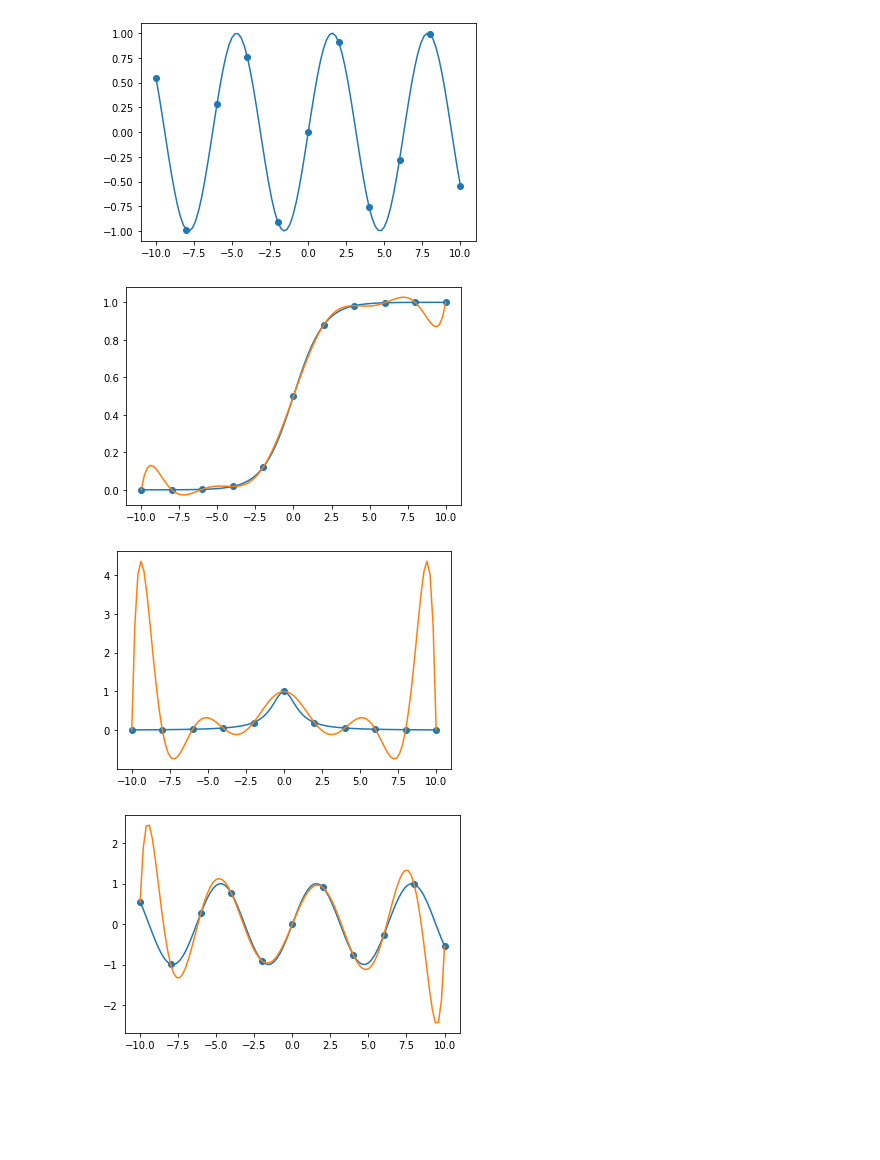
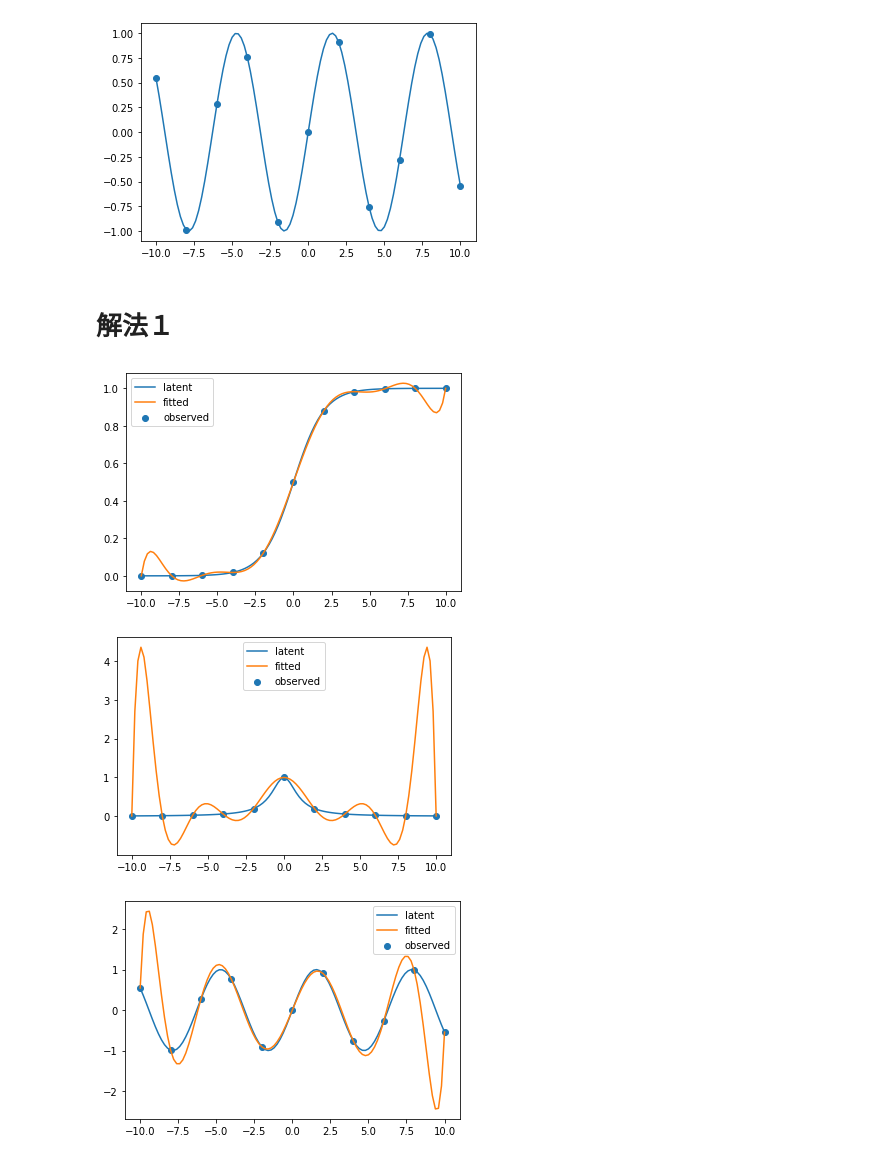
Before and after one commit to maskot1977/Python2020, a Jupyter notebook: 78.ipynb, the cells around one changed output. Drawn from its saved outputs; the diff is of its cells as text; code cells hidden in the pictures; blank space fills up the shorter version.

```diff
--- a/78.ipynb
+++ b/78.ipynb
@@ -39,6 +39,8 @@ plt.plot(x_latent, h(x_latent))
 plt.show()
 # %% [output]
 [figure]
+# %% [markdown]
+# 解法１
 # %%
 def get_coeff(i, x, x_observed):
     c = 1
@@ -47,7 +49,7 @@ def get_coeff(i, x, x_observed):
             c *= (x - x_observed[j]) / (x_observed[i] - x_observed[j])
     return c
 # %%
-def lagrange(x, x_observed, y_observed):
+def llagrange_fit(x, x_observed, y_observed):
     sum = 0
     for i in range(len(x_observed)):
         sum += get_coeff(i, x, x_observed) * y_observed[i]
@@ -55,36 +57,39 @@ def lagrange(x, x_observed, y_observed):
 # %%
 import matplotlib.pyplot as plt
 
-y_pred = [lagrange(x, x_observed, fx_observed) for x in x_latent]
+y_pred = [llagrange_fit(x, x_observed, fx_observed) for x in x_latent]
 
-plt.scatter(x_observed, fx_observed)
-plt.plot(x_latent, f(x_latent))
-plt.plot(x_latent, y_pred)
+plt.scatter(x_observed, fx_observed, label='observed')
+plt.plot(x_latent, f(x_latent), label='latent')
+plt.plot(x_latent, y_pred, label='fitted')
+plt.legend()
 plt.show()
 # %% [output]
-[figure, old version]
+[figure, new version]
 # %%
 import matplotlib.pyplot as plt
 
-y_pred = [lagrange(x, x_observed, gx_observed) for x in x_latent]
+y_pred = [llagrange_fit(x, x_observed, gx_observed) for x in x_latent]
 
-plt.scatter(x_observed, gx_observed)
-plt.plot(x_latent, g(x_latent))
-plt.plot(x_latent, y_pred)
+plt.scatter(x_observed, gx_observed, label='observed')
+plt.plot(x_latent, g(x_latent), label='latent')
+plt.plot(x_latent, y_pred, label='fitted')
+plt.legend()
 plt.show()
 # %% [output]
-[figure, old version]
+[figure, new version]
 # %%
 import matplotlib.pyplot as plt
 
-y_pred = [lagrange(x, x_observed, hx_observed) for x in x_latent]
+y_pred = [llagrange_fit(x, x_observed, hx_observed) for x in x_latent]
 
-plt.scatter(x_observed, hx_observed)
-plt.plot(x_latent, h(x_latent))
-plt.plot(x_latent, y_pred)
+plt.scatter(x_observed, hx_observed, label='observed')
+plt.plot(x_latent, h(x_latent), label='latent')
+plt.plot(x_latent, y_pred, label='fitted')
+plt.legend()
 plt.show()
 # %% [output]
-[figure, old version]
+[figure, new version]
 # %%
 !date
 # %% [output]
```
Also changed, not shown: parts of 8 cells of this notebook.
